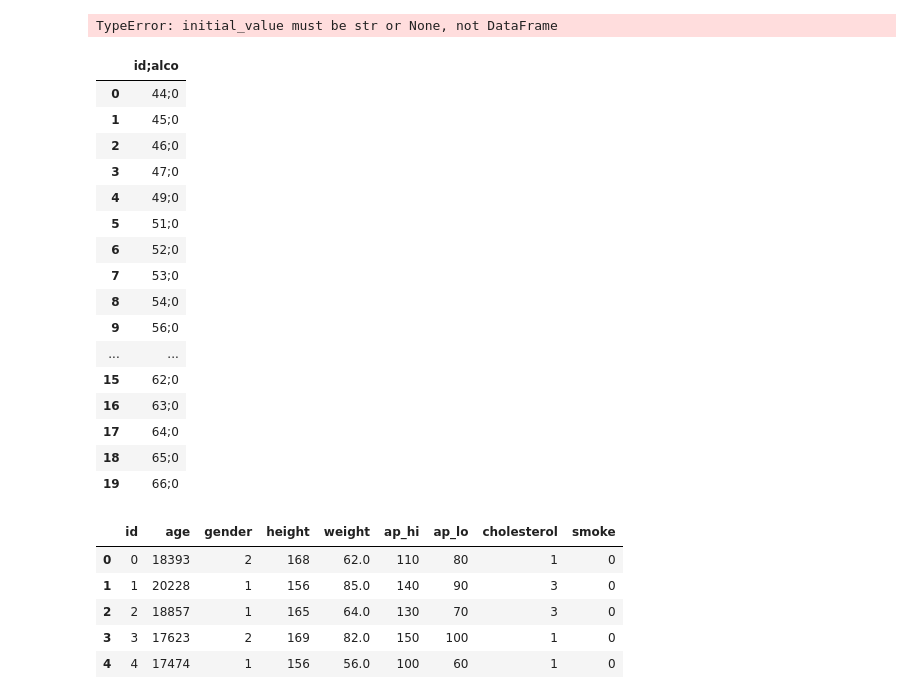
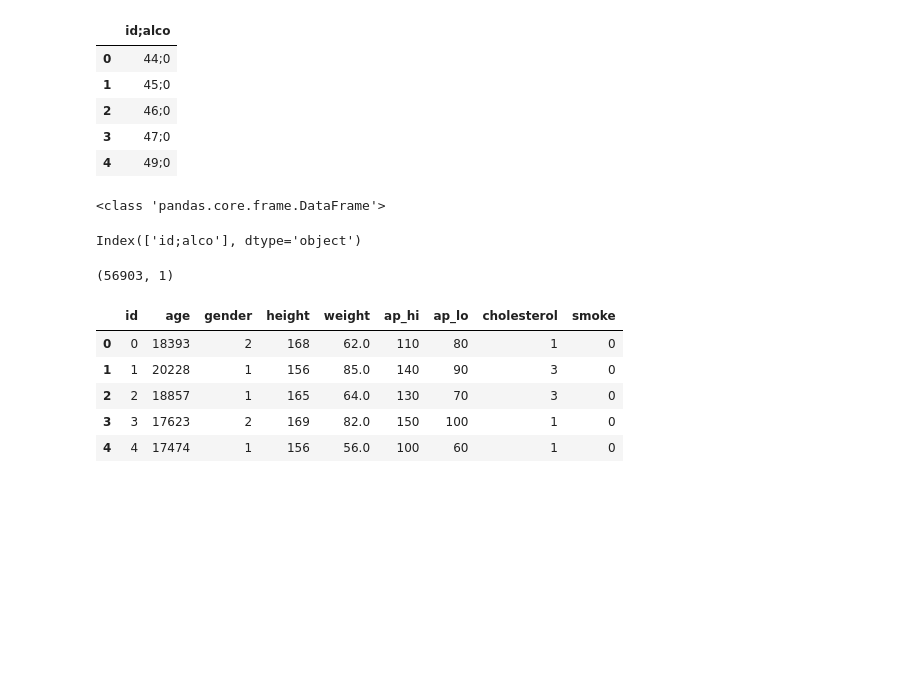
Before and after one commit to MuindeEsther/Data-Science-Projects, a Jupyter notebook: Turing tests/datavisuals.ipynb, the cells around one changed output. Cells and saved outputs as stored; diff of their text form; code cells hidden in the pictures; blank space fills up the shorter version.

```diff
--- a/Turing tests/datavisuals.ipynb
+++ b/Turing tests/datavisuals.ipynb
@@ -5,31 +5,27 @@ import matplotlib.pyplot as plt
 cardio_alco = pd.read_csv('C:/Users/PYTHON/Data Science Projects/Turing tests/input/cardio_alco.csv')
 cardio_base = pd.read_csv('C:/Users/PYTHON/Data Science Projects/Turing tests/input/cardio_base.csv')
 covid_data = pd.read_csv('C:/Users/PYTHON/Data Science Projects/Turing tests/input/covid_data.csv')
-# %%
-from io import StringIO
-cardio_alco2 = pd.read_csv(StringIO(cardio_alco), sep=';')
-# %% [output]
-TypeError: initial_value must be str or None, not DataFrame
 # %%
-cardio_alco.head(20)
+cardio_alco.head()
 # %% [output]
 |  | id;alco |
 | 0 | 44;0 |
 | 1 | 45;0 |
 | 2 | 46;0 |
 | 3 | 47;0 |
 | 4 | 49;0 |
-| 5 | 51;0 |
-| 6 | 52;0 |
-| 7 | 53;0 |
-| 8 | 54;0 |
-| 9 | 56;0 |
-| ... | ... |
-| 15 | 62;0 |
-| 16 | 63;0 |
-| 17 | 64;0 |
-| 18 | 65;0 |
-| 19 | 66;0 |
+# %%
+print(type(cardio_alco))
+# %% [output]
+<class 'pandas.core.frame.DataFrame'>
+# %%
+cardio_alco.columns
+# %% [output]
+Index(['id;alco'], dtype='object')
+# %%
+cardio_alco.shape
+# %% [output]
+(56903, 1)
 # %%
 cardio_base.head()
 # %% [output]
```
Also changed, not shown: parts of 16 cells of this notebook.
